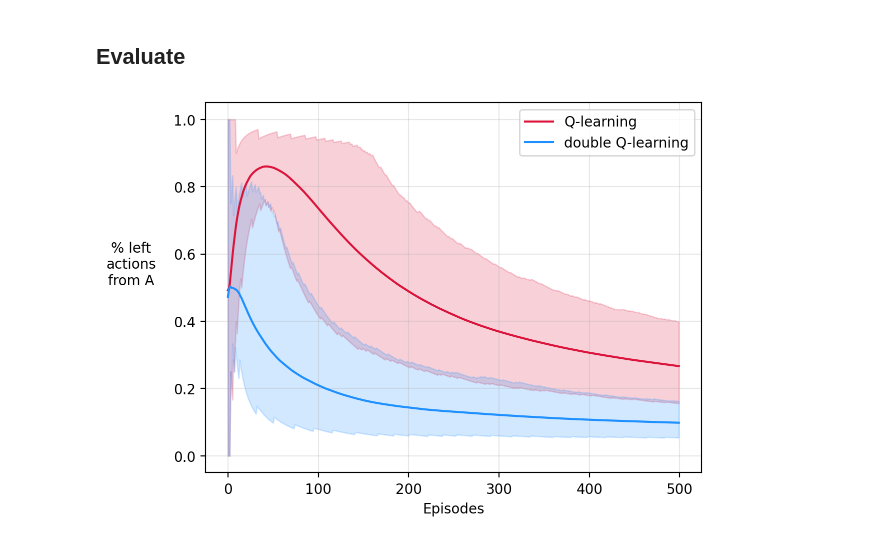
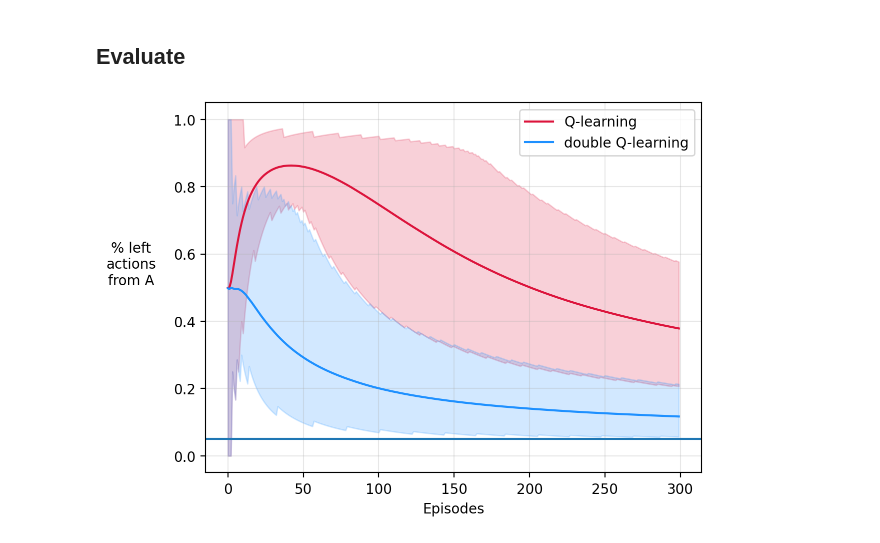
Before and after one commit to gerdm/reinforcement-learning, a Jupyter notebook: ch06/double-q-example.ipynb, the cells around one changed output. Cells and saved outputs as stored; diff of their text form; code cells hidden in the pictures.

```diff
--- a/ch06/double-q-example.ipynb
+++ b/ch06/double-q-example.ipynb
@@ -43,10 +44,6 @@ def q_step(state, Q, epsilon, alpha, gamma):
     new_state, reward = step(state, action)
 
     q_new = Q[state][action] + alpha * (reward + gamma * Q[new_state].max() - Q[state][action])
-
-    # if at terminal state, return to A
-    if new_state == -1:
-        new_state = 0
 
     return (new_state, action), q_new
 
@@ -66,12 +63,14 @@ def run_and_count_q(n_episodes, n_arms_B, alpha, epsilon, gamma):
     while n_steps_A != n_episodes:
         (state_new, action), q_new = q_step(state, Q, epsilon, alpha, gamma)
 
+
         if state == 0:
             actions_in_A[n_steps_A] = action
             n_steps_A += 1
 
         Q[state][action] = q_new
-        state = state_new
+
+        state = state_new if state_new != -1 else 0 # restart
 
     return Q, actions_in_A
 
@@ -98,11 +97,6 @@ def doubleq_step(state, Q, epsilon, alpha, gamma):
     new_state, reward = step(state, action)
 
     q_new = Q1[state][action] + alpha *  (reward + gamma * Q2[new_state][Q1[new_state].argmax()] - Q1[state][action])
-
-    # return to state A if at terminal state
-    # TODO: move to main loop
-    if new_state == -1:
-        new_state = 0
 
     return (new_state, action), (choice, q_new)
 
@@ -134,7 +128,8 @@ def run_and_count_doubleq(n_episodes, n_arms_B, alpha, epsilon, gamma):
             n_steps_A += 1
 
         Q[choice][state][action] = q_new
-        state = state_new
+
+        state = state_new if state_new != -1 else 0
 
     return Q, actions_in_A
 
@@ -151,8 +146,8 @@ def run_and_count_sims_doubleq(n_sims, n_episodes, n_arms_B, alpha, epsilon, gam
 ## Evaluate
 # %%
 n_arms_B = 10
-n_sims = 1000
-n_episodes = 500
+n_sims = 10_000
+n_episodes = 300
 alpha, epsilon, gamma = 0.1, 0.1, 1.0
 # %%
 sims_actions_in_A_q = run_and_count_sims_q(n_sims, n_episodes, n_arms_B, alpha, epsilon, gamma)
@@ -162,26 +157,28 @@ range_episodes = np.arange(n_episodes)
 # %%
 cumulative_episodes = np.ones(n_episodes).cumsum()
 
 prop_left_sims_q = (1 - sims_actions_in_A_q).cumsum(axis=1) / cumulative_episodes[None, :]
 prop_left_sims_doubleq = (1 - sims_actions_in_A_doubleq).cumsum(axis=1) / cumulative_episodes[None, :]
 
 fig, ax = plt.subplots()
 lbound_q = np.quantile(prop_left_sims_q, 0.1, axis=0)
 ubound_q = np.quantile(prop_left_sims_q, 0.9, axis=0)
 
 lbound_doubleq = np.quantile(prop_left_sims_doubleq, 0.1, axis=0)
 ubound_doubleq = np.quantile(prop_left_sims_doubleq, 0.9, axis=0)
 
 plt.plot(prop_left_sims_q.mean(axis=0), c="crimson", label="Q-learning")
 plt.fill_between(range_episodes, lbound_q, ubound_q, alpha=0.2, color="crimson")
 
 plt.plot(prop_left_sims_doubleq.mean(axis=0), c="dodgerblue", label="double Q-learning")
 plt.fill_between(range_episodes, lbound_doubleq, ubound_doubleq, alpha=0.2, color="dodgerblue")
 
+plt.axhline(y=0.05)
+
 plt.grid(alpha=0.3)
 plt.xlabel("Episodes")
 plt.legend()
 plt.ylabel("% left\nactions\nfrom A", rotation=0)
 ax.yaxis.set_label_coords(-0.15, 0.5)
 # %% [output]
-[figure, old version]
+[figure, new version]
```
Also changed, not shown: parts of 1 cell of this notebook.
